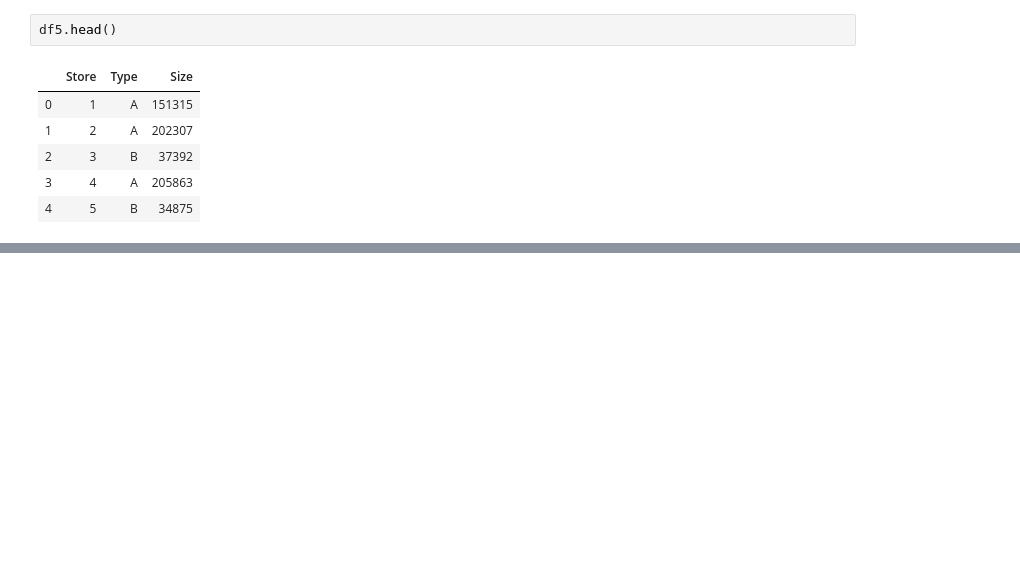
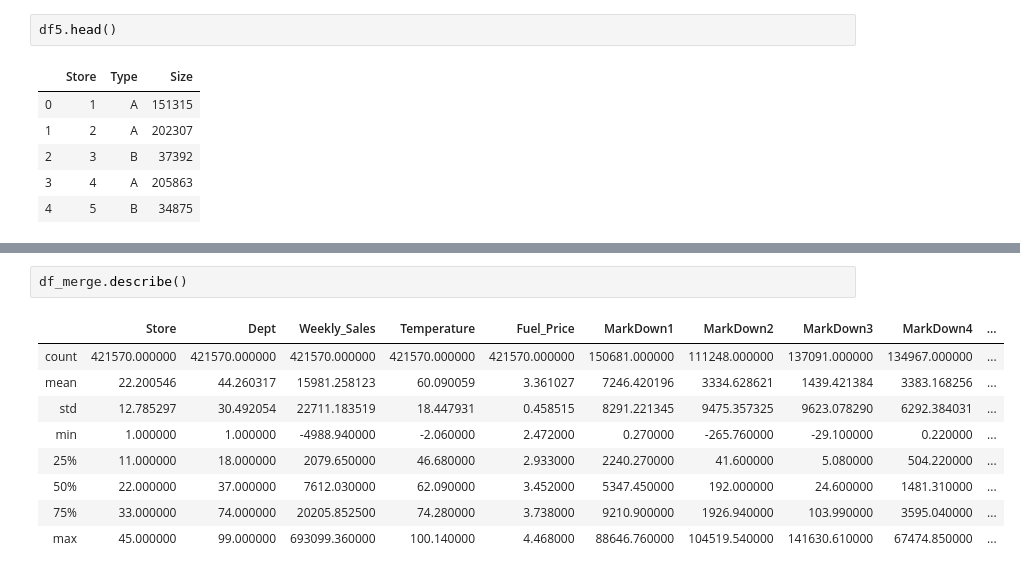
Before and after one commit to seyma-tas/Sales-Forecasting-Project, a Jupyter notebook: 1-EDA-notebook.ipynb, the cells around one changed output, grey strips where cells are left out. Drawn from its saved outputs; the diff is of its cells as text; blank space fills up the shorter version.

```diff
--- a/1-EDA-notebook.ipynb
+++ b/1-EDA-notebook.ipynb
@@ -65,0 +77,12 @@ df5.head()
+# %%
+df_merge.describe()
+# %% [output]
+|  | Store | Dept | Weekly_Sales | Temperature | Fuel_Price | MarkDown1 | MarkDown2 | MarkDown3 | MarkDown4 | ... |
+| count | 421570.000000 | 421570.000000 | 421570.000000 | 421570.000000 | 421570.000000 | 150681.000000 | 111248.000000 | 137091.000000 | 134967.000000 | ... |
+| mean | 22.200546 | 44.260317 | 15981.258123 | 60.090059 | 3.361027 | 7246.420196 | 3334.628621 | 1439.421384 | 3383.168256 | ... |
+| std | 12.785297 | 30.492054 | 22711.183519 | 18.447931 | 0.458515 | 8291.221345 | 9475.357325 | 9623.078290 | 6292.384031 | ... |
+| min | 1.000000 | 1.000000 | -4988.940000 | -2.060000 | 2.472000 | 0.270000 | -265.760000 | -29.100000 | 0.220000 | ... |
+| 25% | 11.000000 | 18.000000 | 2079.650000 | 46.680000 | 2.933000 | 2240.270000 | 41.600000 | 5.080000 | 504.220000 | ... |
+| 50% | 22.000000 | 37.000000 | 7612.030000 | 62.090000 | 3.452000 | 5347.450000 | 192.000000 | 24.600000 | 1481.310000 | ... |
+| 75% | 33.000000 | 74.000000 | 20205.852500 | 74.280000 | 3.738000 | 9210.900000 | 1926.940000 | 103.990000 | 3595.040000 | ... |
+| max | 45.000000 | 99.000000 | 693099.360000 | 100.140000 | 4.468000 | 88646.760000 | 104519.540000 | 141630.610000 | 67474.850000 | ... |
```
Also changed, not shown: parts of 5 cells of this notebook.
